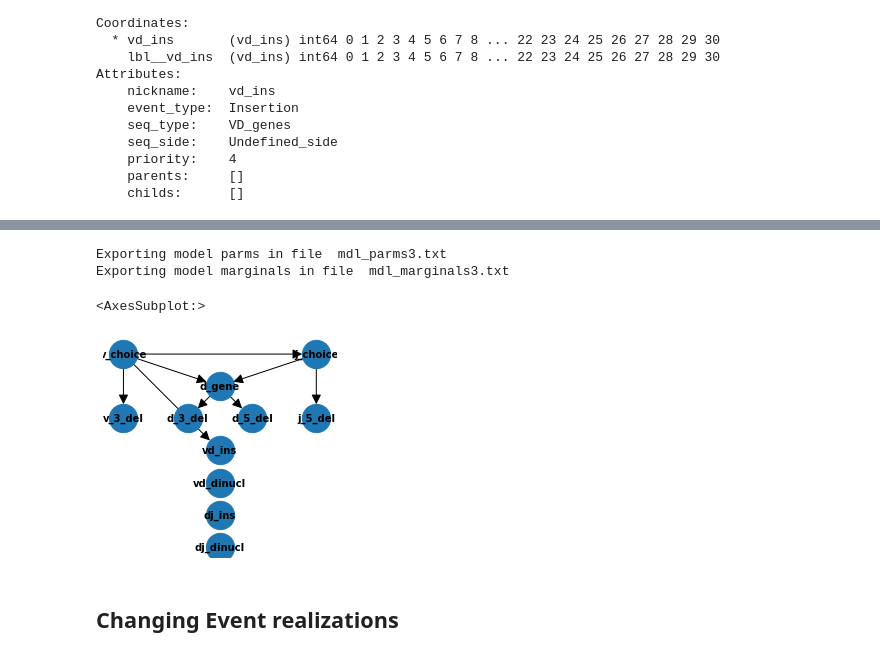
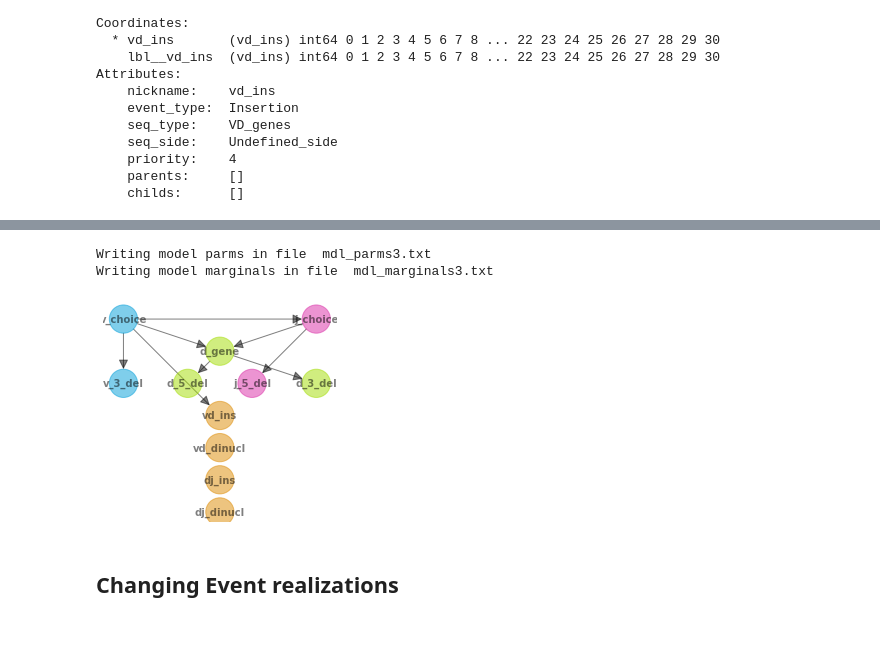
Before and after one commit to statbiophys/pygor3, a Jupyter notebook: pygor3/demo/notebooks/d02_EditModel.ipynb, the cells around one changed output, grey strips where cells are left out. Saved outputs shown, nothing was run; the diff lists cells and outputs as text; code cells hidden in the pictures.

```diff
--- a/pygor3/demo/notebooks/d02_EditModel.ipynb
+++ b/pygor3/demo/notebooks/d02_EditModel.ipynb
@@ -45,9 +43,3 @@ Attributes:
     priority:    4
     parents:     []
     childs:      []
-# %%
-mdl.parms.add_Egde('v_choice', 'vd_ins')
-mdl.parms.write_model_parms("mdl_parms1.txt")
-mdl.marginals.initialize_uniform_from_model_parms(mdl.parms)
-mdl.marginals.write_model_marginals("mdl_marginals1.txt", model_parms=mdl.parms)
-mdl.parms.plot_Graph()
@@ -58,0 +46,4 @@ Exporting model marginals in file  mdl_marginals1.txt
+# %%
+mdl.add_Edge('v_choice', 'vd_ins')
+mdl.plot_Bayes_network()
+mdl.write_model("mdl_parms1.txt", "mdl_marginals1.txt")
@@ -59,14 +54,11 @@ Exporting model marginals in file  mdl_marginals1.txt
 # %%
-mdl.parms.remove_Edge('d_5_del', 'd_3_del')
-mdl.parms.write_model_parms("mdl_parms3.txt")
-mdl.marginals.initialize_uniform_from_model_parms(mdl.parms)
-mdl.marginals.write_model_marginals("mdl_marginals3.txt", model_parms=mdl.parms)
-mdl.parms.plot_Graph()
+mdl.remove_Edge('d_5_del', 'd_3_del')
+mdl.plot_Bayes_network()
+mdl.write_model("mdl_parms3.txt", "mdl_marginals3.txt")
 # %% [output]
-Exporting model parms in file  mdl_parms3.txt
-Exporting model marginals in file  mdl_marginals3.txt
+Writing model parms in file  mdl_parms3.txt
+Writing model marginals in file  mdl_marginals3.txt
-<AxesSubplot:>
-[figure, old version]
+[figure, new version]
 # %% [markdown]
 ## Changing Event realizations
 # %%
```
Also changed, not shown: parts of 24 cells of this notebook, 8 other files.
